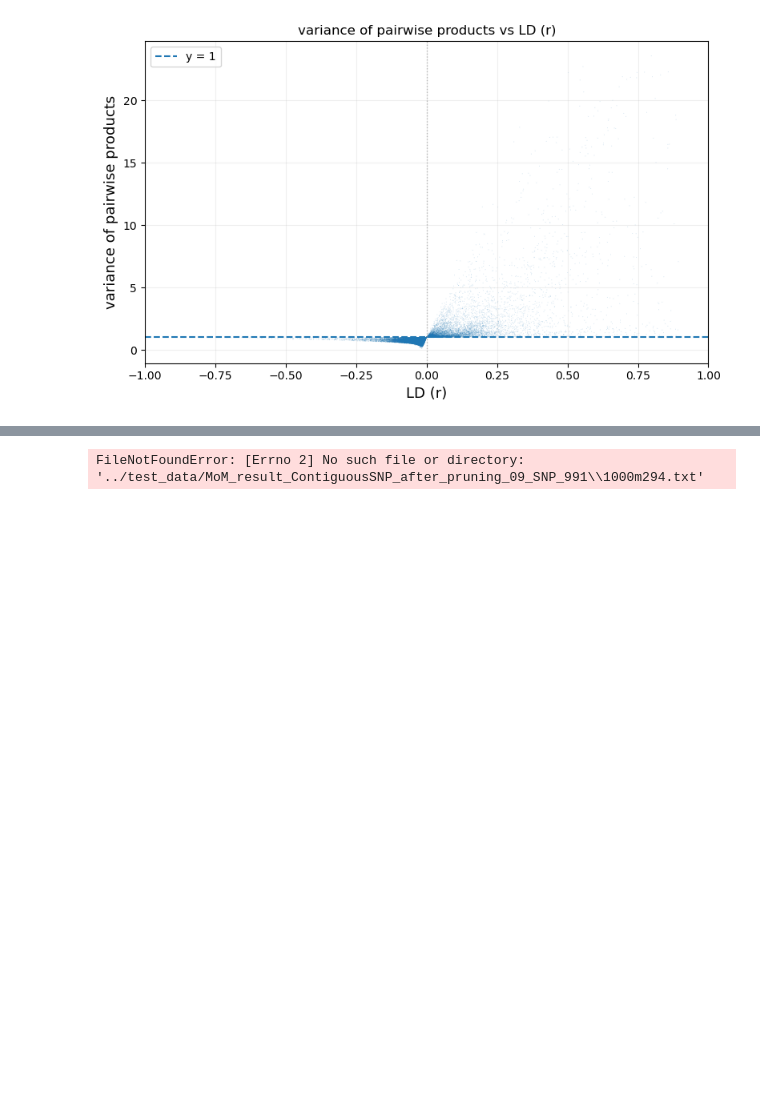
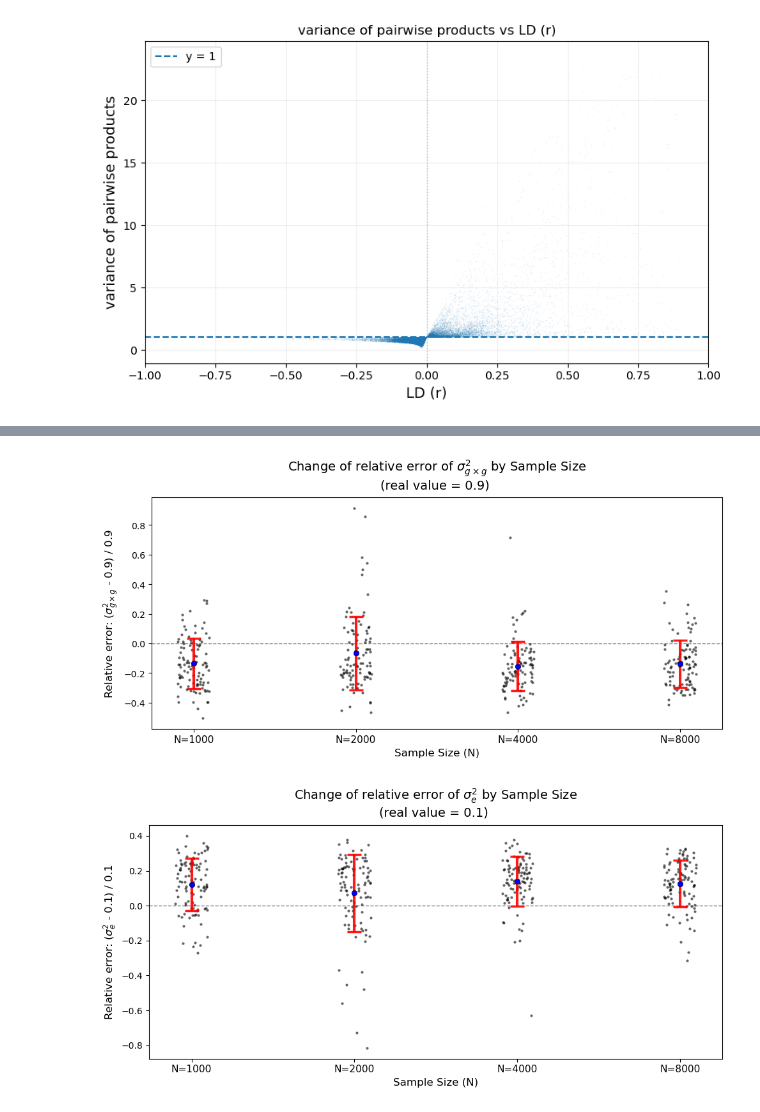
Before and after one commit to ZiyanZhang7315/Full-gene-level-GxG-Estimation, a Jupyter notebook: Experiments/solve_ContiguousSNP.ipynb, the cells around one changed output, grey strips where cells are left out. Cells and saved outputs as stored; diff of their text form; code cells hidden in the pictures; blank space fills up the shorter version.

```diff
--- a/Experiments/solve_ContiguousSNP.ipynb
+++ b/Experiments/solve_ContiguousSNP.ipynb
@@ -184,19 +184,20 @@ plot_relative_error_accross_sample_size(
 # %%
 ### experiment6: extension from experiment5 but increase SNPs size to around 1000?
 ## after pruning, the SNP number is 9914(original 3500)
 #### visualise cluster result
 individual_sizes = [1000,2000,4000,8000]
-result = read_MoM_results(individual_sizes,"../test_data/MoM_result_ContiguousSNP_after_pruning_09_SNP_991",294)
+result = read_MoM_results(individual_sizes,"../test_data/MoM_result_ContiguousSNP_after_pruning_09_SNP_991",991)
 df_pruning_09 = [result[n] for n in individual_sizes]
 
 plot_relative_error_accross_sample_size(
     *df_pruning_09,
     basic_individual=1000, col_num=0, real_value=0.9
 )
 
 plot_relative_error_accross_sample_size(
     *df_pruning_09,
     basic_individual=1000, col_num=1, real_value=0.1
 )
 # %% [output]
-FileNotFoundError: [Errno 2] No such file or directory: '../test_data/MoM_result_ContiguousSNP_after_pruning_09_SNP_991\\1000m294.txt'
+[figure, added]
+[figure, added]
```
Also changed, not shown: parts of 1 cell of this notebook, 1 other file.
